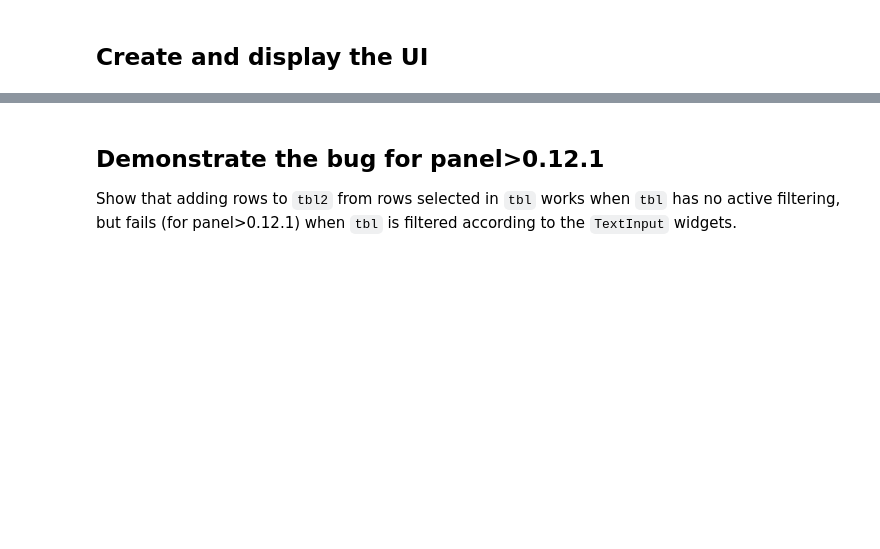
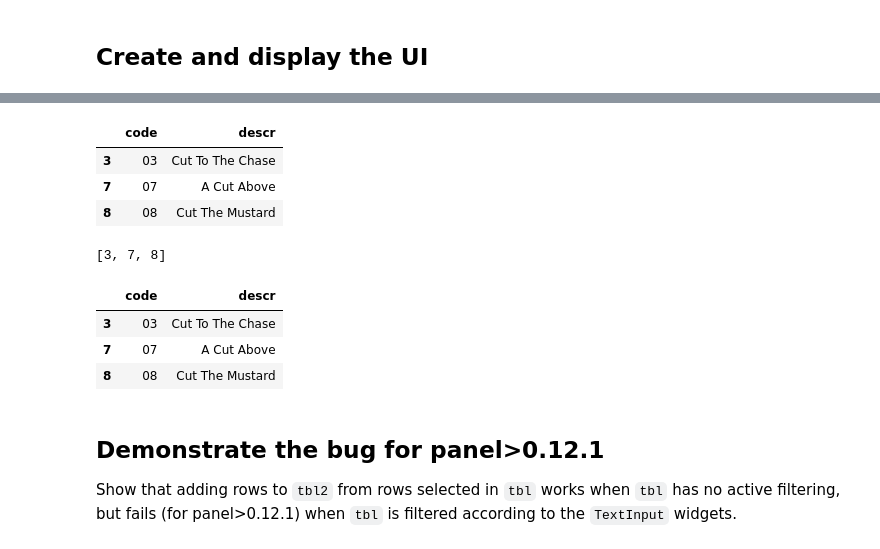
Before and after one commit to grelston/Tabulator-regression, a Jupyter notebook: Tabulator-regression.ipynb, the cells around one changed output, grey strips where cells are left out. Saved outputs shown, nothing was run; the diff lists cells and outputs as text; code cells hidden in the pictures; blank space fills up the shorter version.

Commit message:
Use tbl.current_view to set the selection
Fallback to tbl._filter_dataframe() for panel=0.12.1.

```diff
--- a/Tabulator-regression.ipynb
+++ b/Tabulator-regression.ipynb
@@ -149,3 +149,21 @@ tbl.selection
+# %%
+tbl.current_view
+# %% [output]
+|  | code | descr |
+| 3 | 03 | Cut To The Chase |
+| 7 | 07 | A Cut Above |
+| 8 | 08 | Cut The Mustard |
+# %%
+tbl._filter_dataframe(tbl.value).index.tolist()
+# %% [output]
+[3, 7, 8]
+# %%
+tbl.selected_dataframe
+# %% [output]
+|  | code | descr |
+| 3 | 03 | Cut To The Chase |
+| 7 | 07 | A Cut Above |
+| 8 | 08 | Cut The Mustard |
 # %% [markdown]
 ## Demonstrate the bug for panel>0.12.1
 
```
Also changed, not shown: parts of 17 cells of this notebook.
